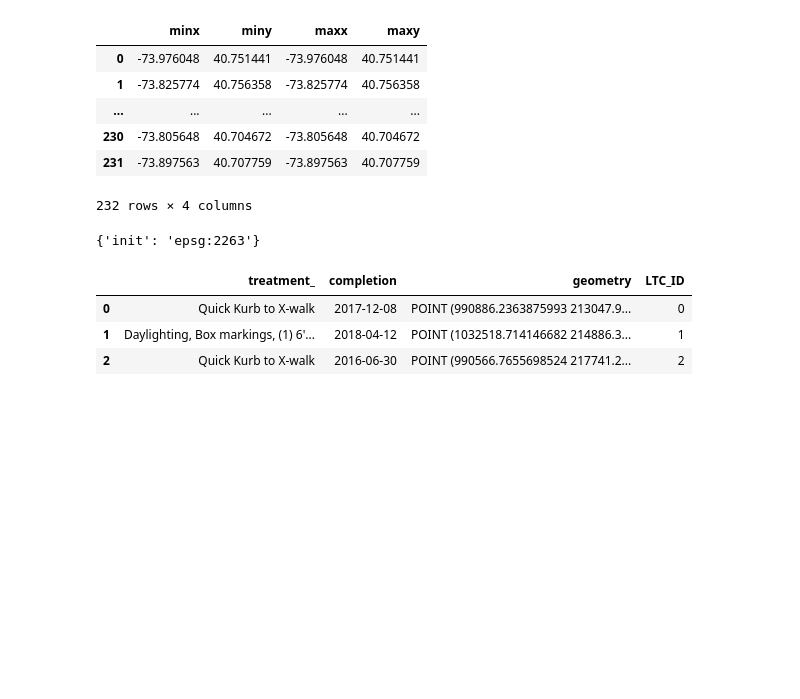
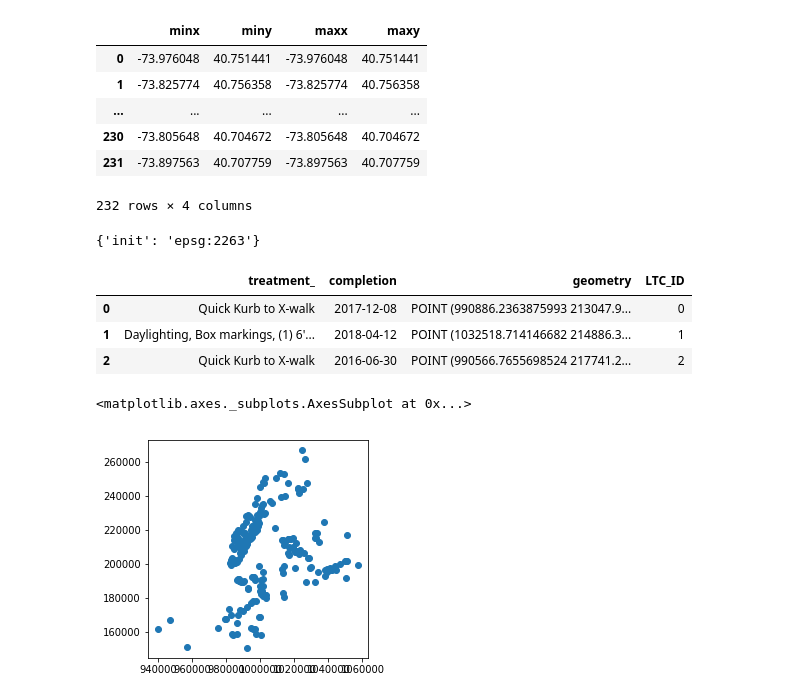
Before and after one commit to jeremysze/LPIS, a Jupyter notebook: Signal intersection.ipynb, the cells around one changed output. Saved outputs shown, nothing was run; the diff lists cells and outputs as text; code cells hidden in the pictures; blank space fills up the shorter version.

```diff
--- a/Signal intersection.ipynb
+++ b/Signal intersection.ipynb
@@ -215,6 +215,11 @@ df5.head(3)
 | 0 | Quick Kurb to X-walk | 2017-12-08 | POINT (990886.2363875993 213047.9... | 0 |
 | 1 | Daylighting, Box markings, (1) 6'... | 2018-04-12 | POINT (1032518.714146682 214886.3... | 1 |
 | 2 | Quick Kurb to X-walk | 2016-06-30 | POINT (990566.7655698524 217741.2... | 2 |
+# %%
+df5.plot()
+# %% [output]
+<matplotlib.axes._subplots.AxesSubplot at 0x...>
+[figure, added]
 # %%
 df1[['distance_to_LTC','nearest_LTC']] = ckdnearest(df1, df5,'LTC_ID')
 df1.head(2)
```
Also changed, not shown: parts of 18 cells of this notebook.
